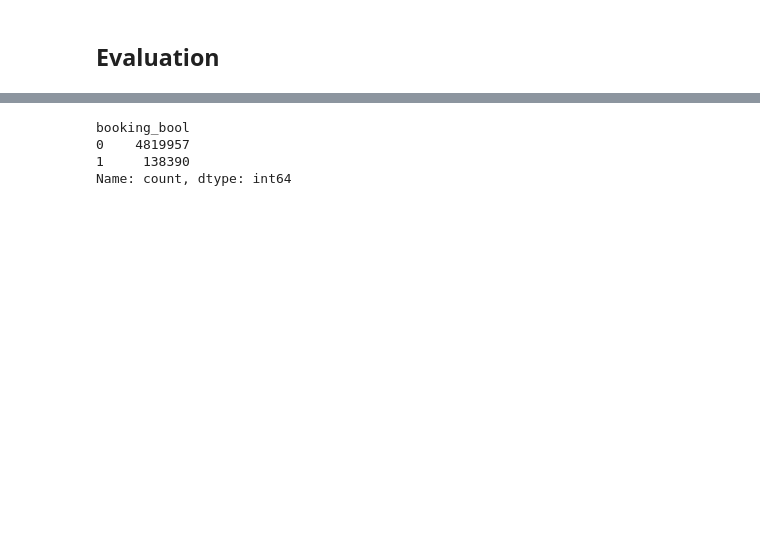
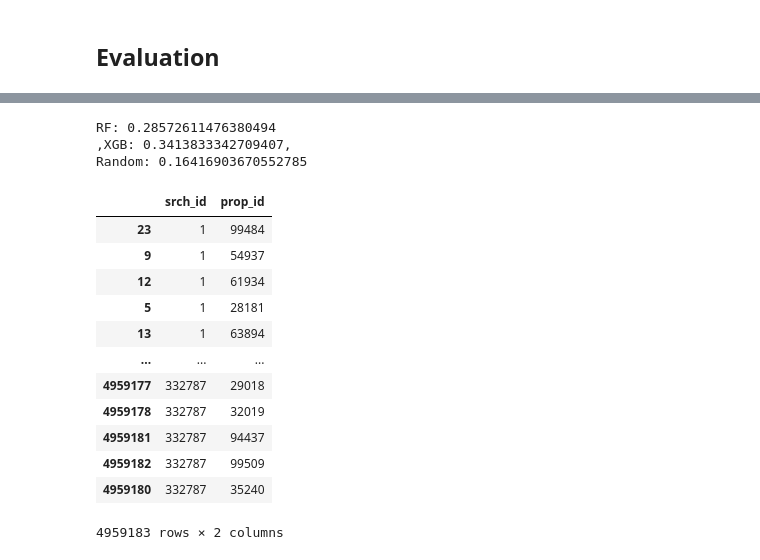
Before and after one commit to rapsac2010/learning-to-rank-expedia-vu, a Jupyter notebook: src/eda_ch.ipynb, the cells around one changed output, grey strips where cells are left out. Saved outputs shown, nothing was run; the diff lists cells and outputs as text; code cells hidden in the pictures; blank space fills up the shorter version.

```diff
--- a/src/eda_ch.ipynb
+++ b/src/eda_ch.ipynb
@@ -142,4 +201,0 @@ df
-# %%
-log_reg = LogisticRegression()
-log_reg.fit(X_train, y_train)
-preds1 = log_reg.predict_proba(X_test)
@@ -175,0 +202,24 @@ df_mini[:30]
+# %%
+
+# Train KNN classifier
+from sklearn.neighbors import KNeighborsClassifier
+from sklearn.metrics import roc_auc_score
+
+
+# Random forest
+from sklearn.ensemble import RandomForestClassifier
+print('Training RF')
+rf = RandomForestClassifier(n_estimators=100, n_jobs=-1)
+rf.fit(X_train, y_train)
+
+# XGBoost
+print('Training XGB')
+import xgboost as xgb
+y_train_xgb = y_train.astype(int)
+y_train_xgb[y_train == 5] = 2
+xgb_model = xgb.XGBClassifier(objective="multi:softprob", random_state=42)
+xgb_model.fit(X_train, y_train_xgb)
+
+pred_ideal_rf = constructs_predictions(rf, X_test, ideal_df=test_ideal)
+pred_xgb = constructs_predictions(xgb_model, X_test, ideal_df=test_ideal)
+pred_random = construct_pred_ideal(X_test, test_ideal, np.random.rand(len(X_test)))
@@ -175,0 +293,13 @@ df_mini[:30]
+# %%
+y_train_xgb = y_train.astype(int)
+y_train_xgb[y_train == 5] = 2
+
+# Get the best hyperparameters and train the final model
+best_params = study.best_params
+xgb_model_optimized = xgb.XGBClassifier(objective="multi:softprob", random_state=42, **best_params)
+xgb_model_optimized.fit(X_train, y_train_xgb)
+
+# Evaluate the optimized model
+pred_xgb_optimized = constructs_predictions(xgb_model_optimized, X_test, ideal_df=test_ideal)
+pred_xgb_submission = constructs_predictions(xgb_model_optimized, df_t)
+print(f"XGB Optimized: {calc_NDCG(test_ideal, pred_xgb_optimized)}")
@@ -201,7 +310,6 @@ pd.DataFrame({'col': df.columns, 'nunique': nunique_list})
-# %%
-df['booking_bool'].value_counts()
-# %% [output]
-booking_bool
-0    4819957
-1     138390
-Name: count, dtype: int64
+# %%
+print(f"RF: {calc_NDCG(test_ideal, pred_ideal_rf)}\n,XGB: {calc_NDCG(test_ideal, pred_xgb)},\nRandom: {calc_NDCG(test_ideal, pred_random)}")
+# %% [output]
+RF: 0.28572611476380494
+,XGB: 0.3413833342709407,
+Random: 0.16416903670552785
@@ -207,0 +319,16 @@ Name: count, dtype: int64
+# %%
+pred_xgb_submission
+# %% [output]
+|  | srch_id | prop_id |
+| 23 | 1 | 99484 |
+| 9 | 1 | 54937 |
+| 12 | 1 | 61934 |
+| 5 | 1 | 28181 |
+| 13 | 1 | 63894 |
+| ... | ... | ... |
+| 4959177 | 332787 | 29018 |
+| 4959178 | 332787 | 32019 |
+| 4959181 | 332787 | 94437 |
+| 4959182 | 332787 | 99509 |
+| 4959180 | 332787 | 35240 |
+4959183 rows × 2 columns
```
Also changed, not shown: parts of 14 cells of this notebook, 4 other files.
